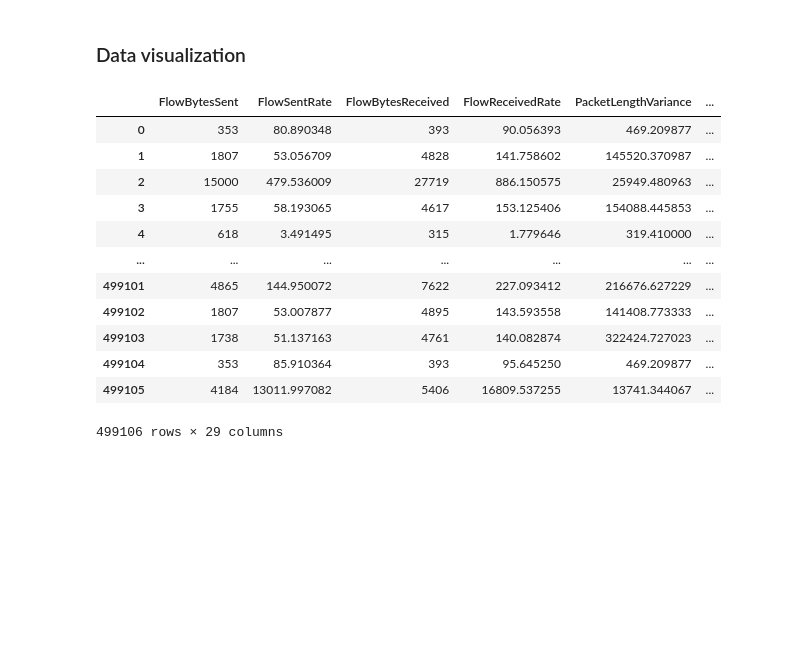
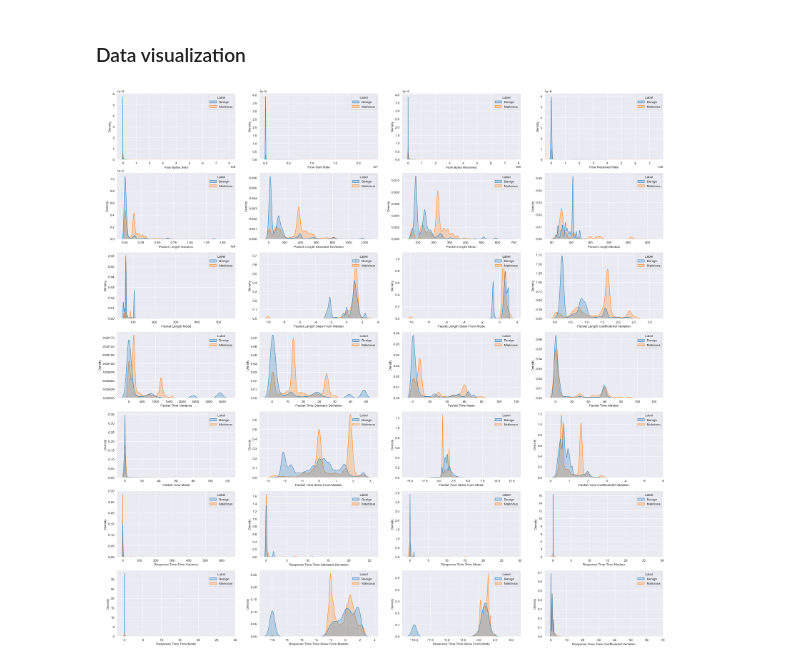
Before and after one commit to Ricardo-Da-Cruz/AI-Dns-Traffic-Analysis, a Jupyter notebook: sample.ipynb, the cells around one changed output. Drawn from its saved outputs; the diff is of its cells as text; code cells hidden in the pictures; blank space fills up the shorter version.

```diff
--- a/sample.ipynb
+++ b/sample.ipynb
@@ -36,4 +45,18 @@ df.describe()
 8 rows × 28 columns
 # %% [markdown]
 ### Data visualization
+# %%
+df_subset = df.iloc[:1000, :]
+df_subset.replace([np.inf, -np.inf], np.nan)
+
+# 28 columns
+
+fig = plt.figure(figsize=(30, 30))
+
+for i in df_subset.columns[:-1]:
+    plt.subplot(4,7, list(df_subset.columns).index(i) + 1)
+    sb.kdeplot(data=df_subset, x=i, hue='Label', fill=True)
+plt.show()
+# %% [output]
+[figure, added]
 # %%
@@ -76,20 +83,4 @@ df.describe()
 #     ax.yaxis.get_label().set_horizontalalignment('right')
 #
 # plt.show()
-# %%
-df
-# %% [output]
-|  | FlowBytesSent | FlowSentRate | FlowBytesReceived | FlowReceivedRate | PacketLengthVariance | ... |
-| 0 | 353 | 80.890348 | 393 | 90.056393 | 469.209877 | ... |
-| 1 | 1807 | 53.056709 | 4828 | 141.758602 | 145520.370987 | ... |
-| 2 | 15000 | 479.536009 | 27719 | 886.150575 | 25949.480963 | ... |
-| 3 | 1755 | 58.193065 | 4617 | 153.125406 | 154088.445853 | ... |
-| 4 | 618 | 3.491495 | 315 | 1.779646 | 319.410000 | ... |
-| ... | ... | ... | ... | ... | ... | ... |
-| 499101 | 4865 | 144.950072 | 7622 | 227.093412 | 216676.627229 | ... |
-| 499102 | 1807 | 53.007877 | 4895 | 143.593558 | 141408.773333 | ... |
-| 499103 | 1738 | 51.137163 | 4761 | 140.082874 | 322424.727023 | ... |
-| 499104 | 353 | 85.910364 | 393 | 95.645250 | 469.209877 | ... |
-| 499105 | 4184 | 13011.997082 | 5406 | 16809.537255 | 13741.344067 | ... |
-499106 rows × 29 columns
 # %%
```
Also changed, not shown: parts of 9 cells of this notebook.
